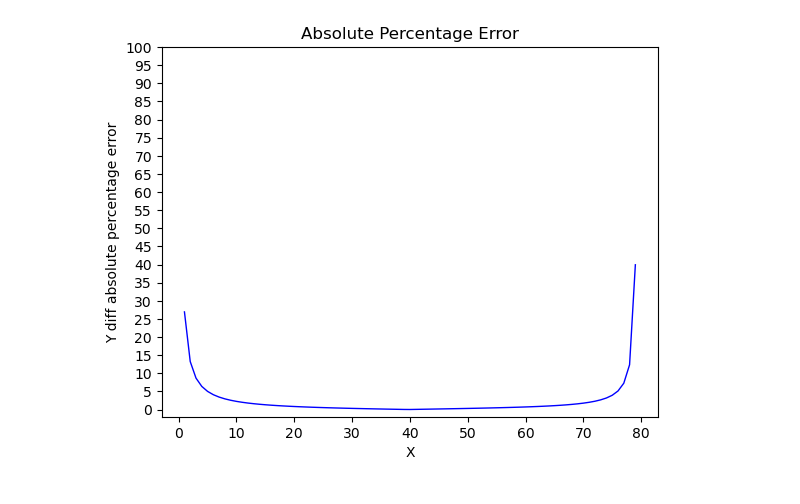
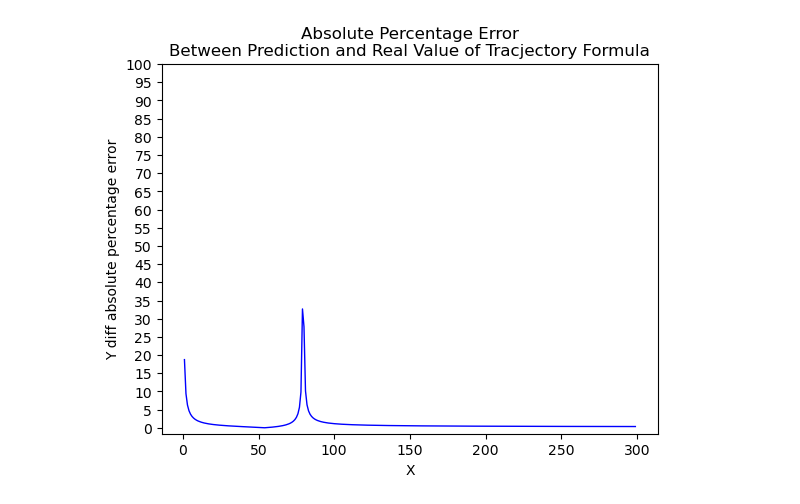
Before and after one commit to wingyeung0317/EEE4463, a Jupyter notebook: BD_Labs_V3/BD_EA/EA.ipynb, the cells around one changed output. Saved outputs shown, nothing was run; the diff lists cells and outputs as text; code cells hidden in the pictures.

Commit message:
EA: Feat: Graph better title

```diff
--- a/BD_Labs_V3/BD_EA/EA.ipynb
+++ b/BD_Labs_V3/BD_EA/EA.ipynb
@@ -159,7 +159,7 @@ Real value: When x = 40, y = 34.40203230275509
 # make predicion and real value into pandas dataframe for comparison
 import pandas as pd
 min_i = 0
-max_i = 80
+max_i = 300
 for i in range(min_i,max_i):
     x_test = np.array([[i ** 2, i],])
     y_result = reg.predict(x_test)
@@ -259,9 +268,9 @@ x
 # %%
 plt.plot(df.index, df['absolute_percentage_error'], color="blue", linewidth=1, label="y_diff_absolute")
 plt.xlabel('X')
 plt.ylabel('Y diff absolute percentage error')
 plt.yticks(np.arange(0, 101, 5))
-plt.title('Absolute Percentage Error')
+plt.title('Absolute Percentage Error\nBetween Prediction and Real Value of Tracjectory Formula')
 plt.show()
 # %% [output]
-[figure, old version]
+[figure, new version]
```
Also changed, not shown: parts of 10 cells of this notebook, 1 other file.
